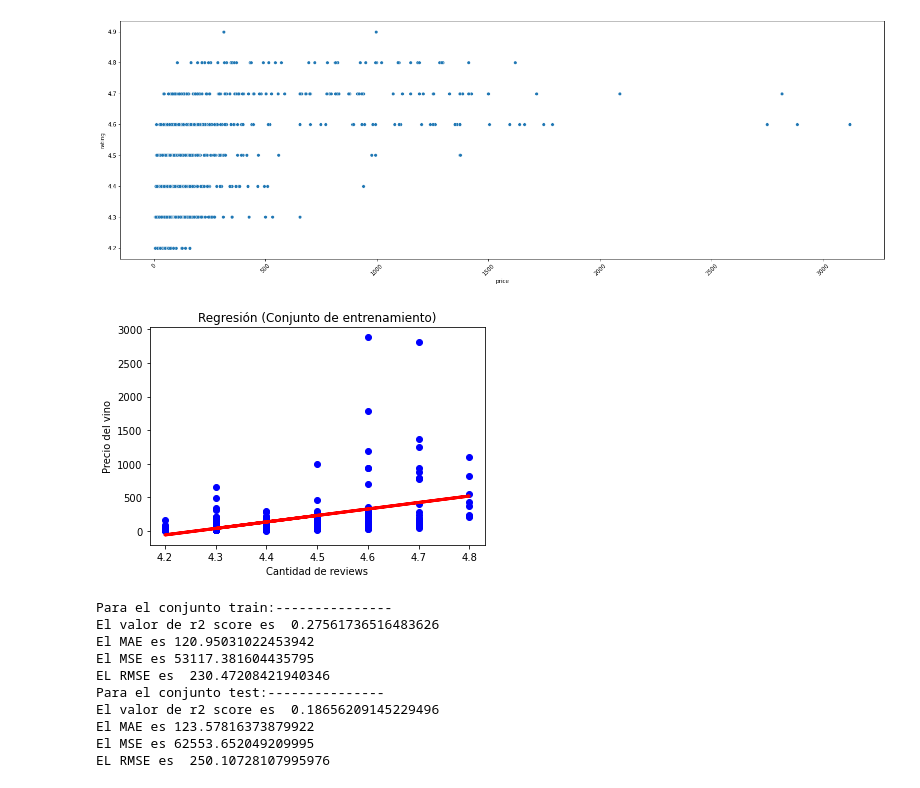
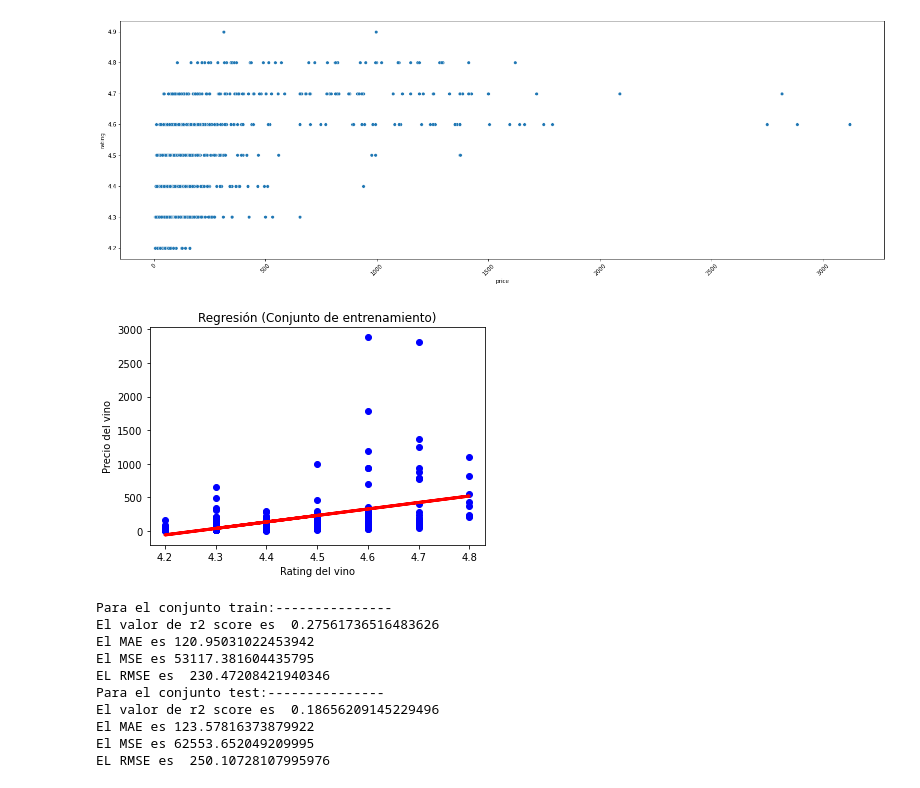
Before and after one commit to Adalab/DA-promo-A-module-3-pairprog-1-pair-3-Olivia-Laura, a Jupyter notebook: REGRESION/REGRESION_LINEAL_1/pair_regresion_lineal_1.ipynb, the cells around one changed output. Saved outputs shown, nothing was run; the diff lists cells and outputs as text; code cells hidden in the pictures.

```diff
--- a/REGRESION/REGRESION_LINEAL_1/pair_regresion_lineal_1.ipynb
+++ b/REGRESION/REGRESION_LINEAL_1/pair_regresion_lineal_1.ipynb
@@ -12,6 +12,6 @@ from sklearn.metrics import r2_score, mean_squared_error, mean_absolute_error
 # %% [markdown]
 #### 1. Buscar un conjunto de datos a analizar:
 # %%
-vinos = pd.read_csv('vinos.csv', index_col= 0)
-vinos.sample(10)
+vinos = pd.read_csv('vinos.csv', index_col= 0).reset_index()
+vinos.head(10)
 # %% [output]
@@ -30,5 +29,3 @@ vinos.sample(10)
-# %%
-vinos.reset_index(inplace=True)
 # %% [markdown]
 <font color = 'violet'> Hacemos un reset index para que `winery` deje de ser el índex y poder usarla como variable.
 # %% [markdown]
@@ -381,12 +348,12 @@ y1_prediction = LR1.predict(x1_test)
 # %%
 plt.scatter(x1_test,y1_test,color="blue")
 plt.plot(x1_test,y1_prediction,color="red",linewidth=3)
 plt.title('Regresión (Conjunto de entrenamiento)')
-plt.xlabel('Cantidad de reviews')
+plt.xlabel('Rating del vino')
 plt.ylabel('Precio del vino')
 plt.show()
 # %% [output]
-[figure, old version]
+[figure, new version]
 # %%
 print('Para el conjunto train:---------------')
 print('El valor de r2 score es ',r2_score(y1_train,y1_predict_train))
```
Also changed, not shown: parts of 35 cells of this notebook, 1 other file.
